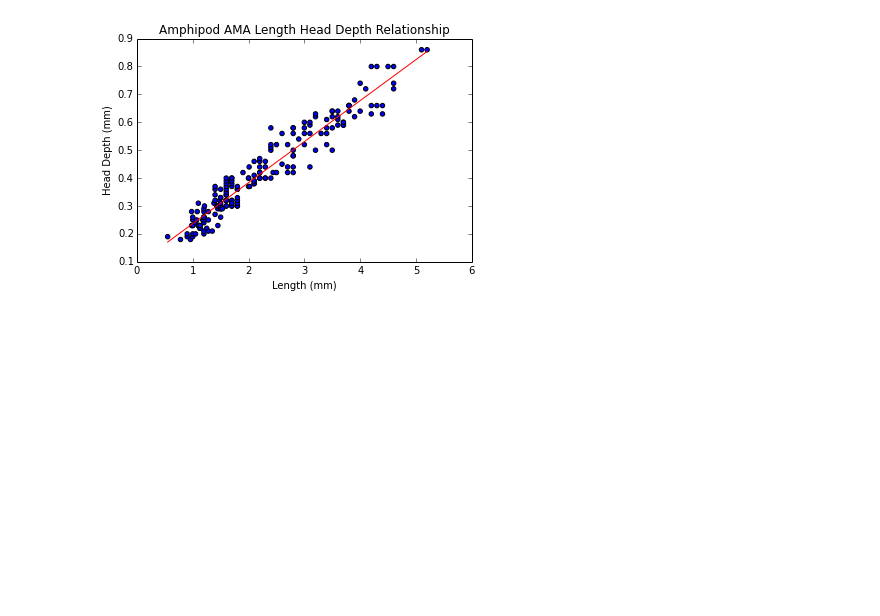
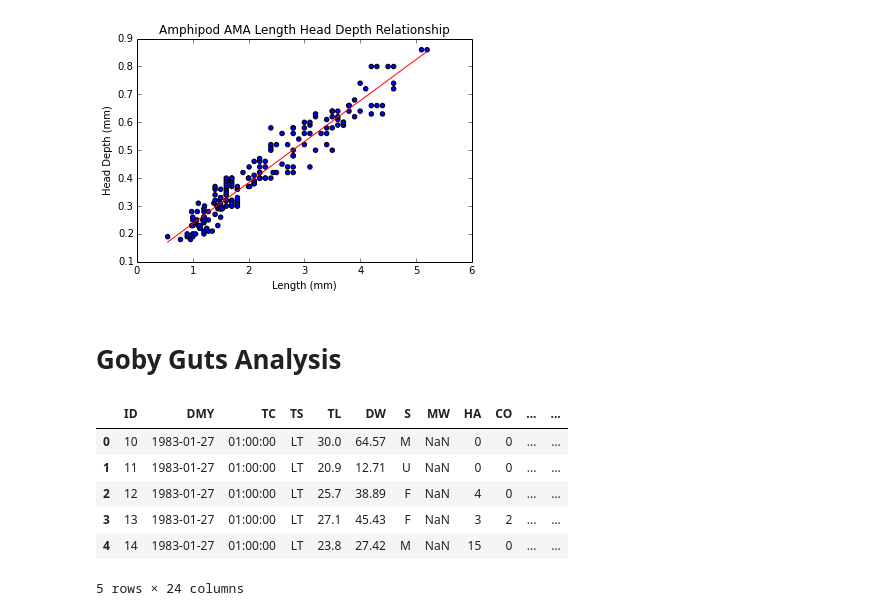
Before and after one commit to rah/optimal-size-selection, a Jupyter notebook: 9. Scratch Pad.ipynb, the cells around one changed output. Saved outputs shown, nothing was run; the diff lists cells and outputs as text; code cells hidden in the pictures; blank space fills up the shorter version.

Commit message:
load goby guts from excel

```diff
--- a/9. Scratch Pad.ipynb
+++ b/9. Scratch Pad.ipynb
@@ -34,3 +34,20 @@ plt.show()
 # %% [output]
 y = 0.146931205104x + 0.0899237678573
 [figure]
+# %% [markdown]
+# Goby Guts Analysis
+# %%
+import pandas as pd
+
+xl = pd.ExcelFile("data/GobyGuts-Jan-83.xls")
+xl.sheet_names
+df = xl.parse("Sheet1")
+df.head()
+# %% [output]
+|  | ID | DMY | TC | TS | TL | DW | S | MW | HA | CO | ... | ... |
+| 0 | 10 | 1983-01-27 | 01:00:00 | LT | 30.0 | 64.57 | M | NaN | 0 | 0 | ... | ... |
+| 1 | 11 | 1983-01-27 | 01:00:00 | LT | 20.9 | 12.71 | U | NaN | 0 | 0 | ... | ... |
+| 2 | 12 | 1983-01-27 | 01:00:00 | LT | 25.7 | 38.89 | F | NaN | 4 | 0 | ... | ... |
+| 3 | 13 | 1983-01-27 | 01:00:00 | LT | 27.1 | 45.43 | F | NaN | 3 | 2 | ... | ... |
+| 4 | 14 | 1983-01-27 | 01:00:00 | LT | 23.8 | 27.42 | M | NaN | 15 | 0 | ... | ... |
+5 rows × 24 columns
```
